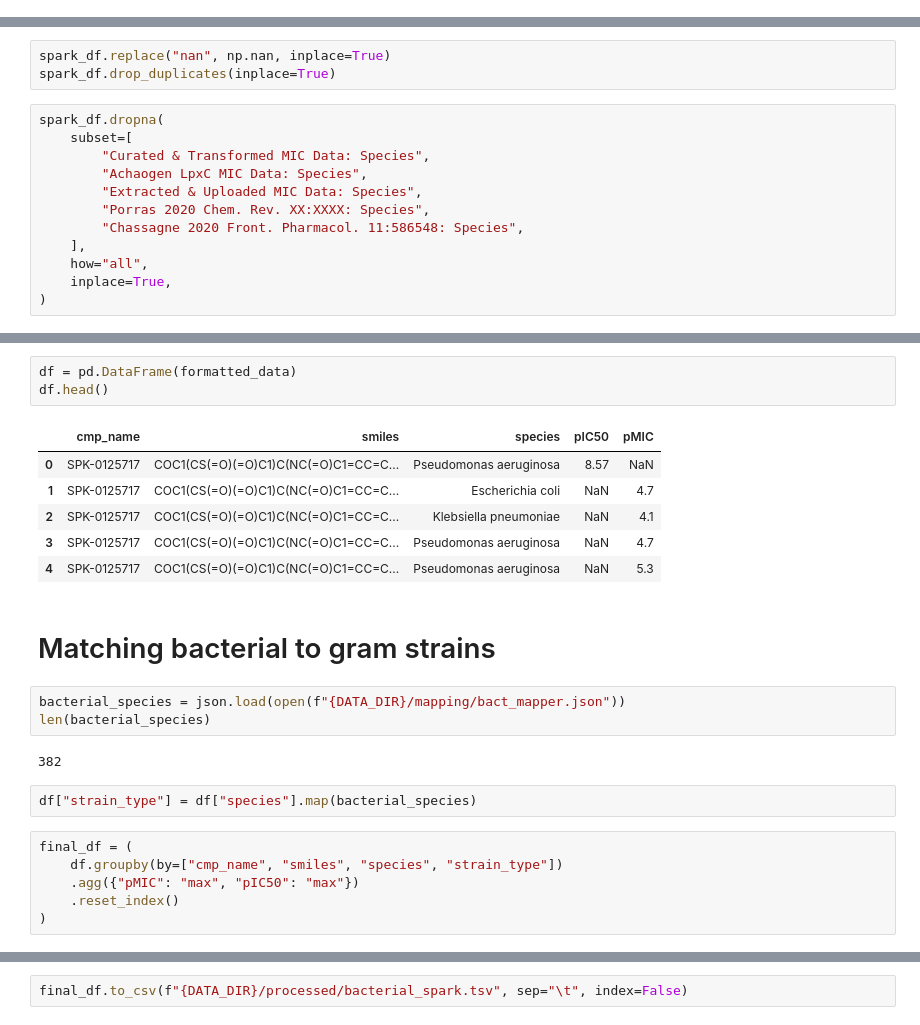
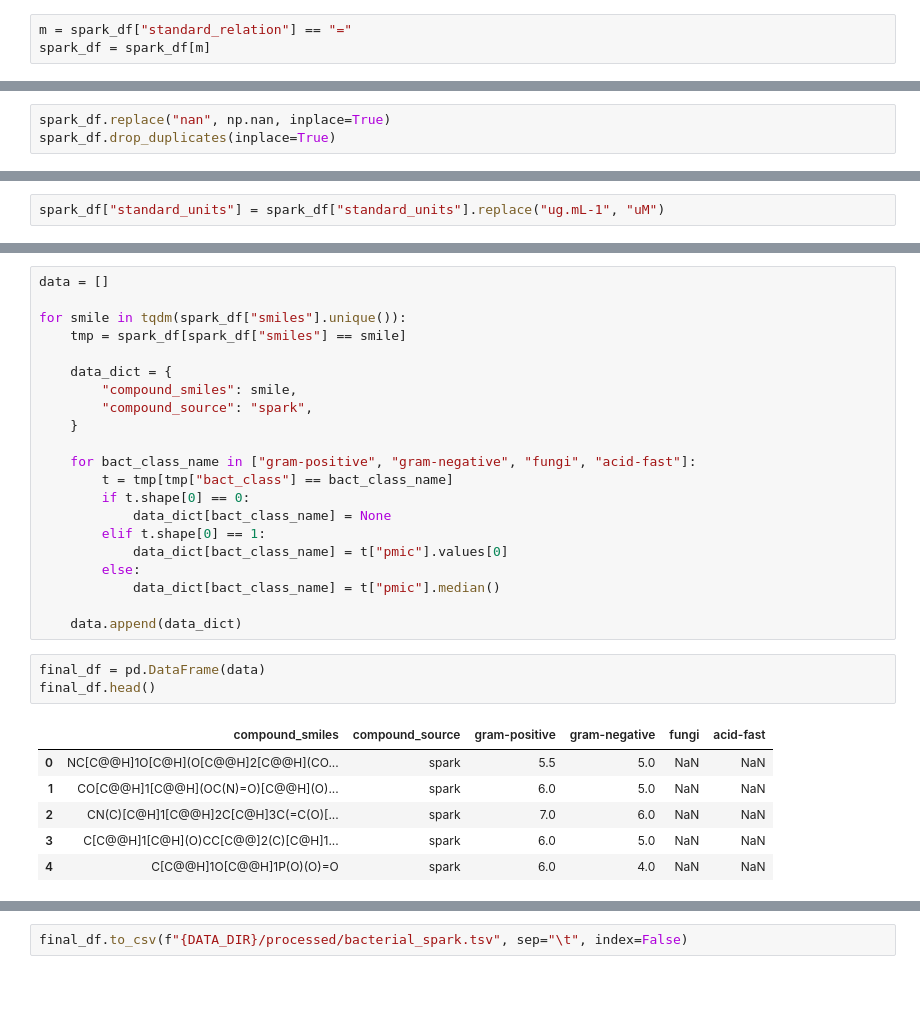
Before and after one commit to IMI-COMBINE/broad_spectrum_prediction, a Jupyter notebook: preprocess/spark_process.ipynb, the cells around one changed output, grey strips where cells are left out. Saved outputs shown, nothing was run; the diff lists cells and outputs as text; blank space fills up the shorter version.

Commit message:
update data processing scripts

```diff
--- a/preprocess/spark_process.ipynb
+++ b/preprocess/spark_process.ipynb
@@ -67,0 +59,3 @@ All the strain found in the list are bacerial, so no subsetting needed.
+# %%
+m = spark_df["standard_relation"] == "="
+spark_df = spark_df[m]
@@ -68,15 +104,3 @@ All the strain found in the list are bacerial, so no subsetting needed.
 # %%
 spark_df.replace("nan", np.nan, inplace=True)
 spark_df.drop_duplicates(inplace=True)
-# %%
-spark_df.dropna(
-    subset=[
-        "Curated & Transformed MIC Data: Species",
-        "Achaogen LpxC MIC Data: Species",
-        "Extracted & Uploaded MIC Data: Species",
-        "Porras 2020 Chem. Rev. XX:XXXX: Species",
-        "Chassagne 2020 Front. Pharmacol. 11:586548: Species",
-    ],
-    how="all",
-    inplace=True,
-)
@@ -506,0 +107,2 @@ for row in tqdm(spark_df.values):
+# %%
+spark_df["standard_units"] = spark_df["standard_units"].replace("ug.mL-1", "uM")
@@ -507,25 +138,31 @@ for row in tqdm(spark_df.values):
+# %%
+data = []
+
+for smile in tqdm(spark_df["smiles"].unique()):
+    tmp = spark_df[spark_df["smiles"] == smile]
+
+    data_dict = {
+        "compound_smiles": smile,
+        "compound_source": "spark",
+    }
+
+    for bact_class_name in ["gram-positive", "gram-negative", "fungi", "acid-fast"]:
+        t = tmp[tmp["bact_class"] == bact_class_name]
+        if t.shape[0] == 0:
+            data_dict[bact_class_name] = None
+        elif t.shape[0] == 1:
+            data_dict[bact_class_name] = t["pmic"].values[0]
+        else:
+            data_dict[bact_class_name] = t["pmic"].median()
+
+    data.append(data_dict)
 # %%
-df = pd.DataFrame(formatted_data)
-df.head()
+final_df = pd.DataFrame(data)
+final_df.head()
 # %% [output]
-|  | cmp_name | smiles | species | pIC50 | pMIC |
-| 0 | SPK-0125717 | COC1(CS(=O)(=O)C1)C(NC(=O)C1=CC=C... | Pseudomonas aeruginosa | 8.57 | NaN |
-| 1 | SPK-0125717 | COC1(CS(=O)(=O)C1)C(NC(=O)C1=CC=C... | Escherichia coli | NaN | 4.7 |
-| 2 | SPK-0125717 | COC1(CS(=O)(=O)C1)C(NC(=O)C1=CC=C... | Klebsiella pneumoniae | NaN | 4.1 |
-| 3 | SPK-0125717 | COC1(CS(=O)(=O)C1)C(NC(=O)C1=CC=C... | Pseudomonas aeruginosa | NaN | 4.7 |
-| 4 | SPK-0125717 | COC1(CS(=O)(=O)C1)C(NC(=O)C1=CC=C... | Pseudomonas aeruginosa | NaN | 5.3 |
+|  | compound_smiles | compound_source | gram-positive | gram-negative | fungi | acid-fast |
+| 0 | NC[C@@H]1O[C@H](O[C@@H]2[C@@H](CO... | spark | 5.5 | 5.0 | NaN | NaN |
+| 1 | CO[C@@H]1[C@@H](OC(N)=O)[C@@H](O)... | spark | 6.0 | 5.0 | NaN | NaN |
+| 2 | CN(C)[C@H]1[C@@H]2C[C@H]3C(=C(O)[... | spark | 7.0 | 6.0 | NaN | NaN |
+| 3 | C[C@@H]1[C@H](O)CC[C@@]2(C)[C@H]1... | spark | 6.0 | 5.0 | NaN | NaN |
+| 4 | C[C@@H]1O[C@@H]1P(O)(O)=O | spark | 6.0 | 4.0 | NaN | NaN |
-# %% [markdown]
-# Matching bacterial to gram strains
-# %%
-bacterial_species = json.load(open(f"{DATA_DIR}/mapping/bact_mapper.json"))
-len(bacterial_species)
-# %% [output]
-382
-# %%
-df["strain_type"] = df["species"].map(bacterial_species)
-# %%
-final_df = (
-    df.groupby(by=["cmp_name", "smiles", "species", "strain_type"])
-    .agg({"pMIC": "max", "pIC50": "max"})
-    .reset_index()
-)
```
Also changed, not shown: parts of 25 cells of this notebook, 7 other files.
